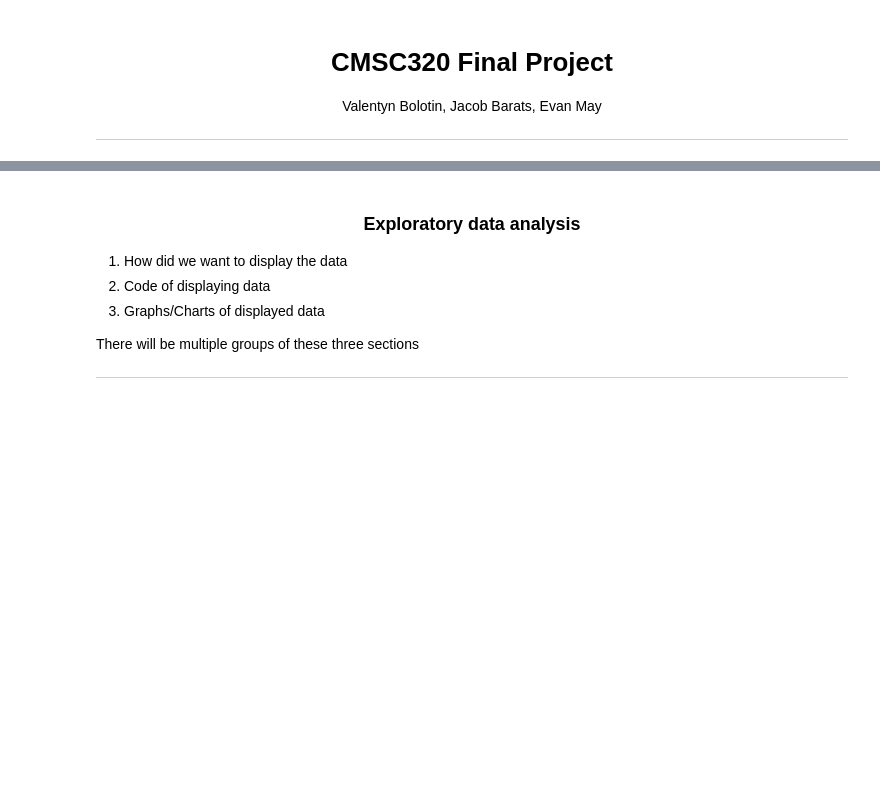
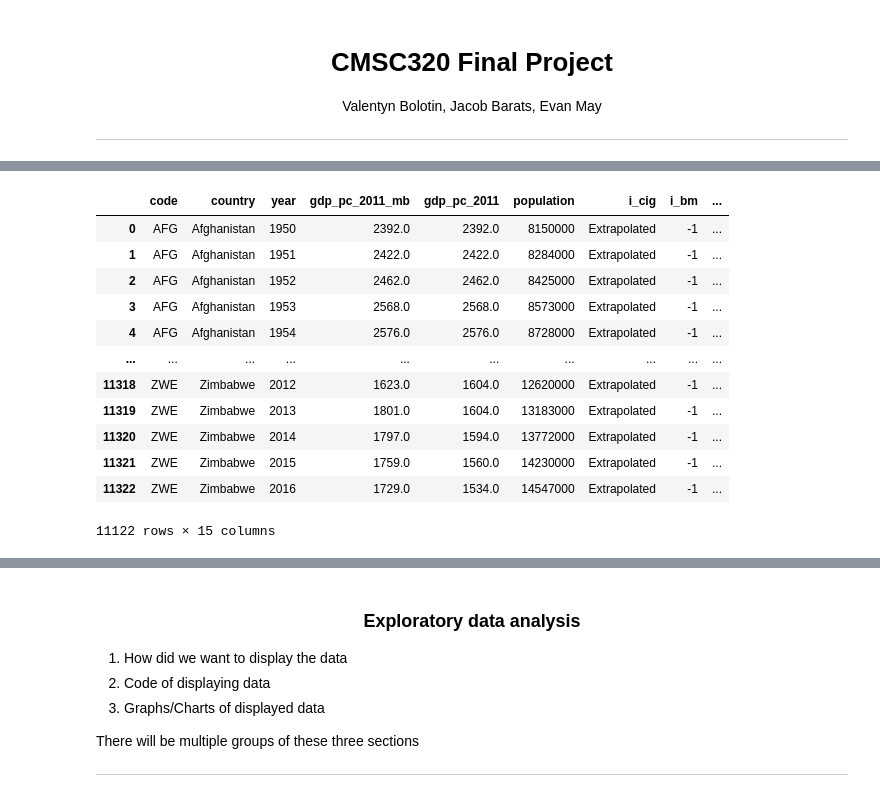
Before and after one commit to evanamay/CMSC320-Final-Project, a Jupyter notebook: tutorial.ipynb, the cells around one changed output, grey strips where cells are left out. Saved outputs shown, nothing was run; the diff lists cells and outputs as text; code cells hidden in the pictures; blank space fills up the shorter version.

```diff
--- a/tutorial.ipynb
+++ b/tutorial.ipynb
@@ -29,0 +384,33 @@
+# %%
+st_df = combined_df
+
+st_df["population"] = st_df["population"] * 1000
+st_df.population[st_df.population < 0] = -1
+
+st_df["gdp_2011"] = st_df["gdp_pc_2011"] * st_df["population"]
+st_df.gdp_2011[st_df.gdp_2011 < 0] = -1
+
+st_df["gdp_2011_mb"] = st_df["gdp_pc_2011_mb"] * st_df["population"]
+st_df.gdp_2011_mb[st_df.gdp_2011_mb < 0] = -1
+
+st_df["gdp_2017"] = st_df["gdp_pc_2017"] * st_df["population_cpc"]
+st_df.gdp_2017[st_df.gdp_2017 < 0] = -1
+
+st_df["population"] = st_df["population"].astype(int)
+st_df["population_cpc"] = st_df["population_cpc"].astype(int)
+st_df["year"] = st_df["year"].astype(int)
+st_df
+# %% [output]
+|  | code | country | year | gdp_pc_2011_mb | gdp_pc_2011 | population | i_cig | i_bm | ... |
+| 0 | AFG | Afghanistan | 1950 | 2392.0 | 2392.0 | 8150000 | Extrapolated | -1 | ... |
+| 1 | AFG | Afghanistan | 1951 | 2422.0 | 2422.0 | 8284000 | Extrapolated | -1 | ... |
+| 2 | AFG | Afghanistan | 1952 | 2462.0 | 2462.0 | 8425000 | Extrapolated | -1 | ... |
+| 3 | AFG | Afghanistan | 1953 | 2568.0 | 2568.0 | 8573000 | Extrapolated | -1 | ... |
+| 4 | AFG | Afghanistan | 1954 | 2576.0 | 2576.0 | 8728000 | Extrapolated | -1 | ... |
+| ... | ... | ... | ... | ... | ... | ... | ... | ... | ... |
+| 11318 | ZWE | Zimbabwe | 2012 | 1623.0 | 1604.0 | 12620000 | Extrapolated | -1 | ... |
+| 11319 | ZWE | Zimbabwe | 2013 | 1801.0 | 1604.0 | 13183000 | Extrapolated | -1 | ... |
+| 11320 | ZWE | Zimbabwe | 2014 | 1797.0 | 1594.0 | 13772000 | Extrapolated | -1 | ... |
+| 11321 | ZWE | Zimbabwe | 2015 | 1759.0 | 1560.0 | 14230000 | Extrapolated | -1 | ... |
+| 11322 | ZWE | Zimbabwe | 2016 | 1729.0 | 1534.0 | 14547000 | Extrapolated | -1 | ... |
+11122 rows × 15 columns
```
Also changed, not shown: parts of 36 cells of this notebook, 8 other files.
